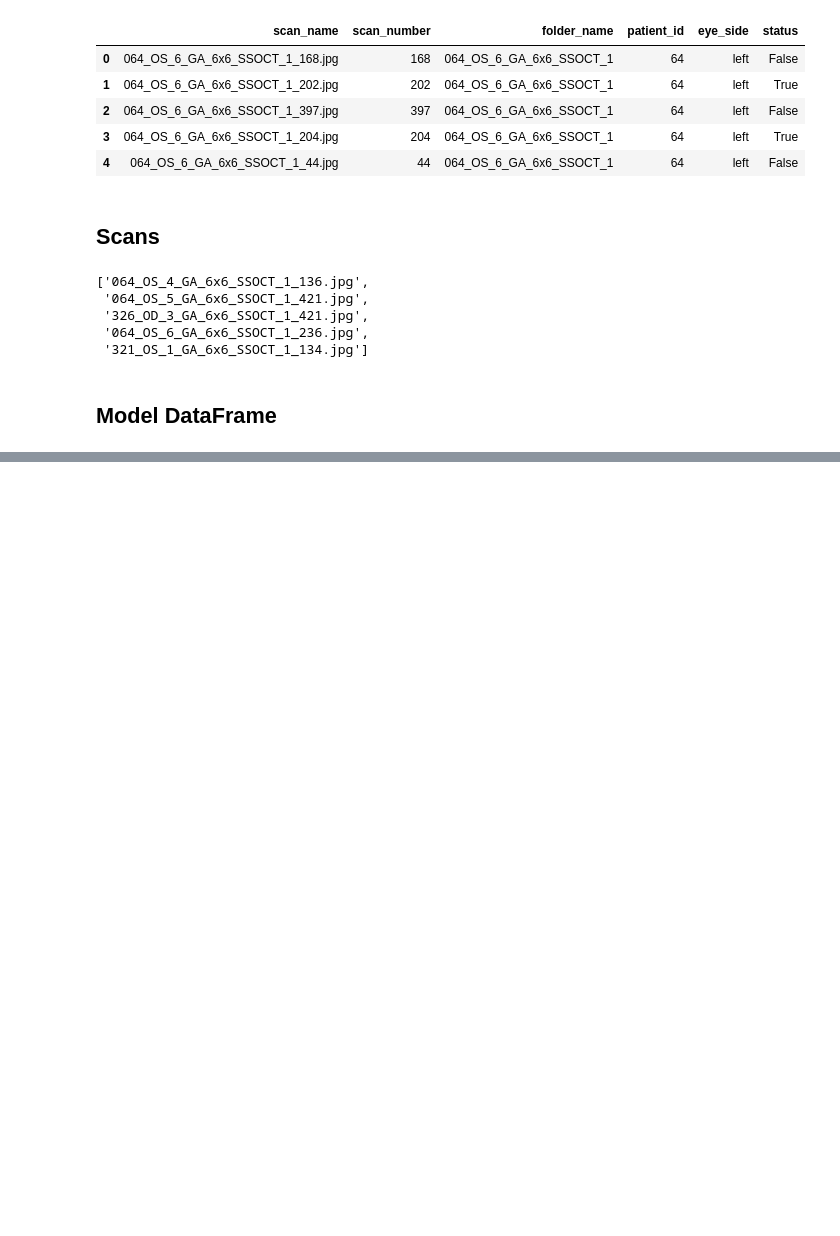
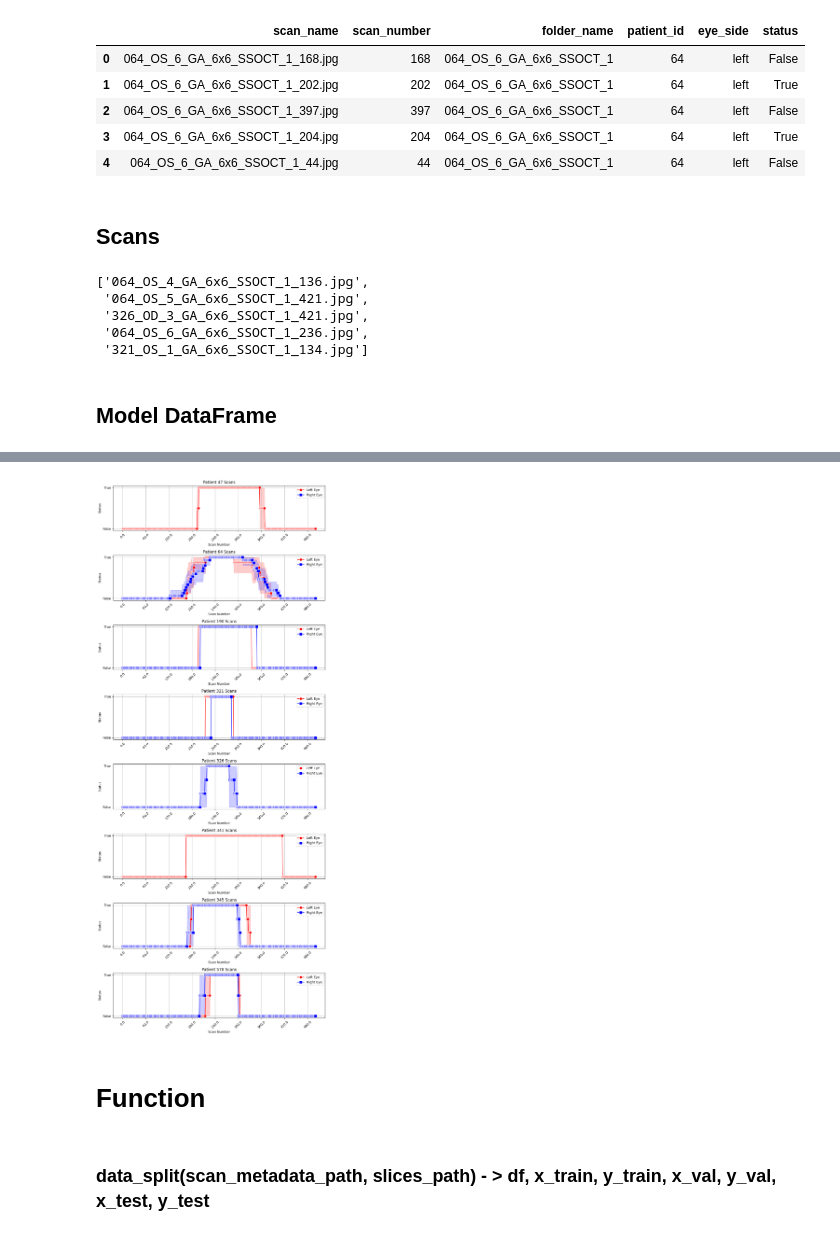
Before and after one commit to DonnaHooshmand/OCT-GA-Detection, a Jupyter notebook: data_processing.ipynb, the cells around one changed output, grey strips where cells are left out. Drawn from its saved outputs; the diff is of its cells as text; code cells hidden in the pictures; blank space fills up the shorter version.

```diff
--- a/data_processing.ipynb
+++ b/data_processing.ipynb
@@ -108,0 +216,31 @@ df.head()
+# %%
+patients = df['patient_id'].unique()
+fig, axes = plt.subplots(nrows=len(patients), figsize=(10, 3 * len(patients)), sharex=False)
+if len(patients) == 1:
+    axes = [axes]
+for ax, patient in zip(axes, patients):
+    patient_df = df[df['patient_id'] == patient]
+    left_eye_df = patient_df[patient_df['eye_side'] == 'left'].sort_values('scan_number')
+    sns.lineplot(data=left_eye_df, x='scan_number', y='status', ax=ax,
+                 color='red', label='Left Eye', marker='o', markersize=8)
+    right_eye_df = patient_df[patient_df['eye_side'] == 'right'].sort_values('scan_number')
+    sns.lineplot(data=right_eye_df, x='scan_number', y='status', ax=ax,
+                 color='blue', label='Right Eye', marker='s', markersize=8)
+    ax.set_title(f'Patient {patient} Scans')
+    ax.set_xlabel('Scan Number')
+    ax.set_ylabel('Status')
+    ax.set_yticks([0, 1])
+    ax.set_yticklabels(['False', 'True'])
+    ax.xaxis.set_major_locator(plt.MaxNLocator(10))
+    ax.set_xticklabels(ax.get_xticks(), rotation=45)
+    ax.grid(True)
+    ax.legend()
+
+plt.tight_layout()
+plt.show()
+# %% [output]
+[figure, added]
+# %% [markdown]
+# Function
+# %% [markdown]
+### data_split(scan_metadata_path, slices_path) - > df, x_train, y_train, x_val, y_val, x_test, y_test
```
Also changed, not shown: parts of 18 cells of this notebook, 1 other file.
